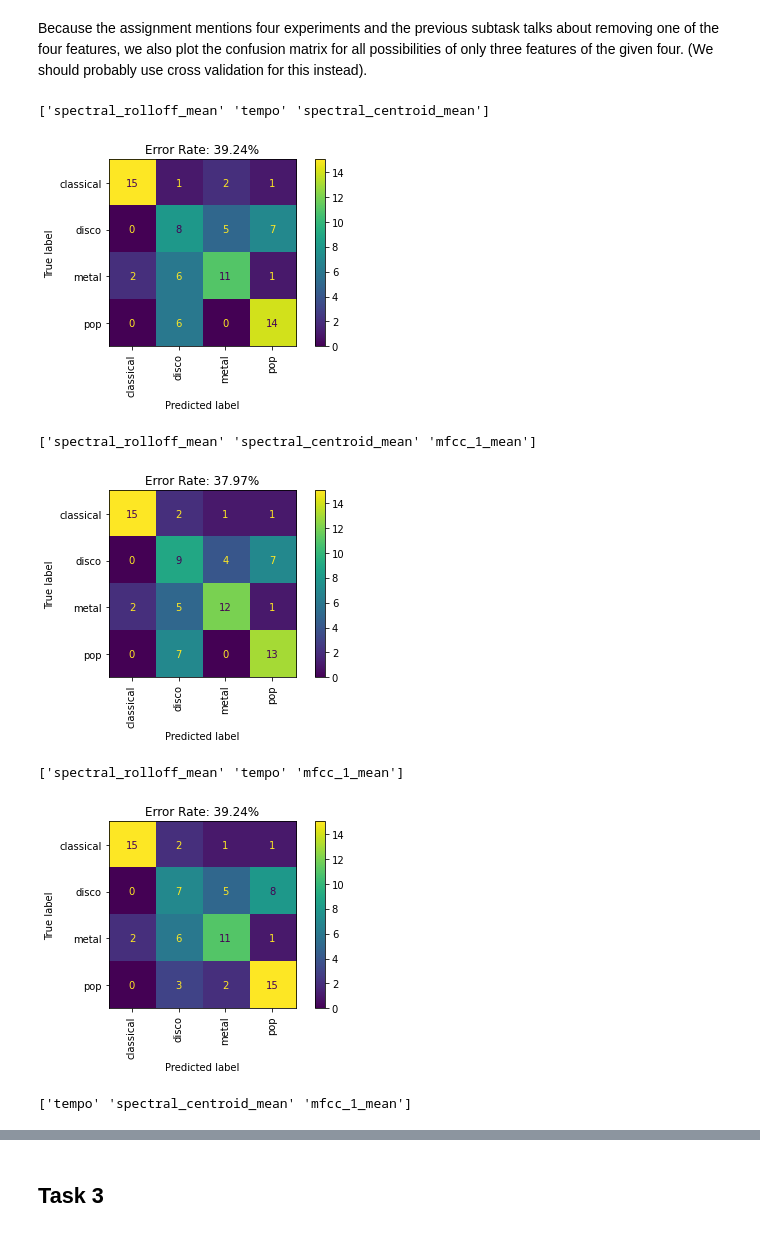
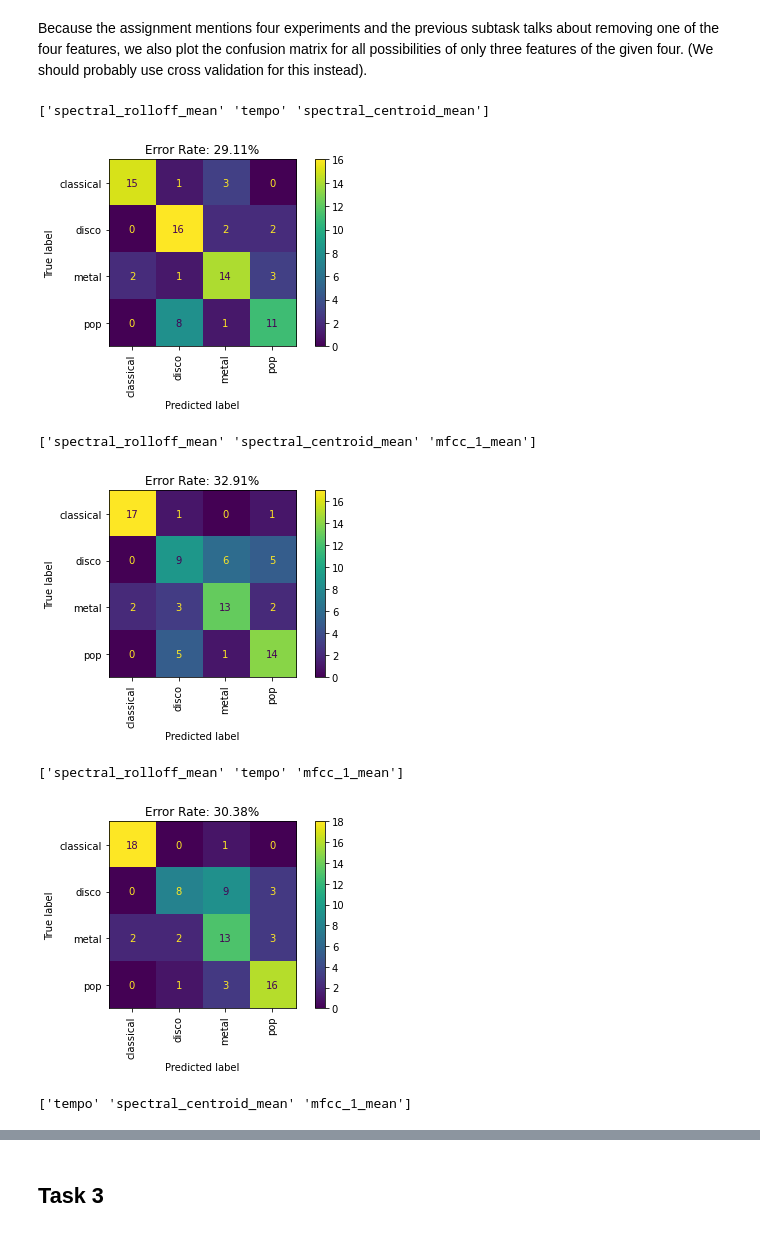
Before and after one commit to nicbres/ttt4275-music-classification, a Jupyter notebook: run.ipynb, the cells around one changed output, grey strips where cells are left out. Drawn from its saved outputs; the diff is of its cells as text; code cells hidden in the pictures.

```diff
--- a/run.ipynb
+++ b/run.ipynb
@@ -18,12 +21,13 @@ import numpy as np
 data_version = source.data_handling.GENRE_CLASS_DATA_30S
 data_frame = source.data_handling.read_genre_class_data(data_version)
 
-features = source.mappings.MUSIC_FEATURES_ALL
+all_features = source.mappings.MUSIC_FEATURES_ALL
 
-training_data, test_data = source.data_handling.prepare_data(
-    data_frame=data_frame,
-    features=features,
-)
+scaled_data_frame = copy.deepcopy(data_frame)
+scaler = sklearn.preprocessing.MaxAbsScaler()
+scaler.fit(data_frame[all_features])
+
+scaled_data_frame[all_features] = scaler.transform(scaled_data_frame[all_features])
 # %% [markdown]
 ## Task 1
 # %% [markdown]
@@ -34,11 +38,14 @@ k = 5
 features_task_1 = ["spectral_rolloff_mean", "tempo", "spectral_centroid_mean", "mfcc_1_mean"]
 
 training_data, test_data = source.data_handling.prepare_data(
-    data_frame=data_frame,
+    data_frame=scaled_data_frame,
     features=features_task_1,
 )
 
-y_pred_task1 = source.diy_classifiers.kNN(k=5, train_data=training_data, test_data=test_data, p=2)
+classifier = source.diy_classifiers.kNN(k=5, p=2)
+classifier.fit(data_frame_x=training_data.x, data_frame_y=training_data.y)
+y_pred_task1 = classifier.predict(test_data.x)
+
 y_true_task1 = test_data.y
 
 source.plotting.confusion_matrix(y_true_task1, y_pred_task1)
@@ -154,0 +164,14 @@ source.plotting.confusion_matrix(y_true_task1, y_pred_task1)
+# %%
+reduced_features_task_2 = ["spectral_rolloff_mean", "spectral_centroid_mean", "tempo"]
+
+training_data, test_data = source.data_handling.prepare_data(
+    data_frame=scaled_data_frame,
+    features=reduced_features_task_2,
+)
+
+classifier = source.diy_classifiers.kNN(k=5, p=2)
+classifier.fit(data_frame_x=training_data.x, data_frame_y=training_data.y)
+y_pred_task1 = classifier.predict(test_data.x)
+y_true_task1 = test_data.y
+
+source.plotting.confusion_matrix(y_true_task1, y_pred_task1)
@@ -159,12 +184,14 @@ Using only one of the features we run the classifier for only four of the genres
 # %%
 for feature in features_task_2:
     training_data, test_data = source.data_handling.prepare_data(
-        data_frame=data_frame,
+        data_frame=scaled_data_frame,
         features=[feature],
         genres=genres_task_2,
     )
 
-    y_pred_task1 = source.diy_classifiers.kNN(train_data=training_data, test_data=test_data, k=5, p=2)
+    classifier = source.diy_classifiers.kNN(k=5, p=2)
+    classifier.fit(data_frame_x=training_data.x, data_frame_y=training_data.y)
+    y_pred_task1 = classifier.predict(test_data.x)
     y_true_task1 = test_data.y
 
     print(f"{feature}")
@@ -183,29 +210,31 @@ Because the assignment mentions four experiments and the previous subtask talks
 # %%
 combinations = [
     [0,1,2],
     [0,2,3],
     [0,1,3],
     [1,2,3],
 ]
 
 for combo in combinations:
     features = np.array(features_task_2)[combo]
     training_data, test_data = source.data_handling.prepare_data(
-        data_frame=data_frame,
+        data_frame=scaled_data_frame,
         features=features,
         genres=genres_task_2,
     )
 
-    y_pred_task1 = source.diy_classifiers.kNN(train_data=training_data, test_data=test_data, k=5, p=2)
+    classifier = source.diy_classifiers.kNN(k=5, p=2)
+    classifier.fit(data_frame_x=training_data.x, data_frame_y=training_data.y)
+    y_pred_task1 = classifier.predict(test_data.x)
     y_true_task1 = test_data.y
 
     print(f"{features}")
     source.plotting.confusion_matrix(y_true_task1, y_pred_task1)
 # %% [output]
 ['spectral_rolloff_mean' 'tempo' 'spectral_centroid_mean']
-[figure, old version]
+[figure, new version]
 ['spectral_rolloff_mean' 'spectral_centroid_mean' 'mfcc_1_mean']
-[figure, old version]
+[figure, new version]
 ['spectral_rolloff_mean' 'tempo' 'mfcc_1_mean']
-[figure, old version]
+[figure, new version]
 ['tempo' 'spectral_centroid_mean' 'mfcc_1_mean']
```
Also changed, not shown: parts of 11 cells of this notebook, 2 other files.
